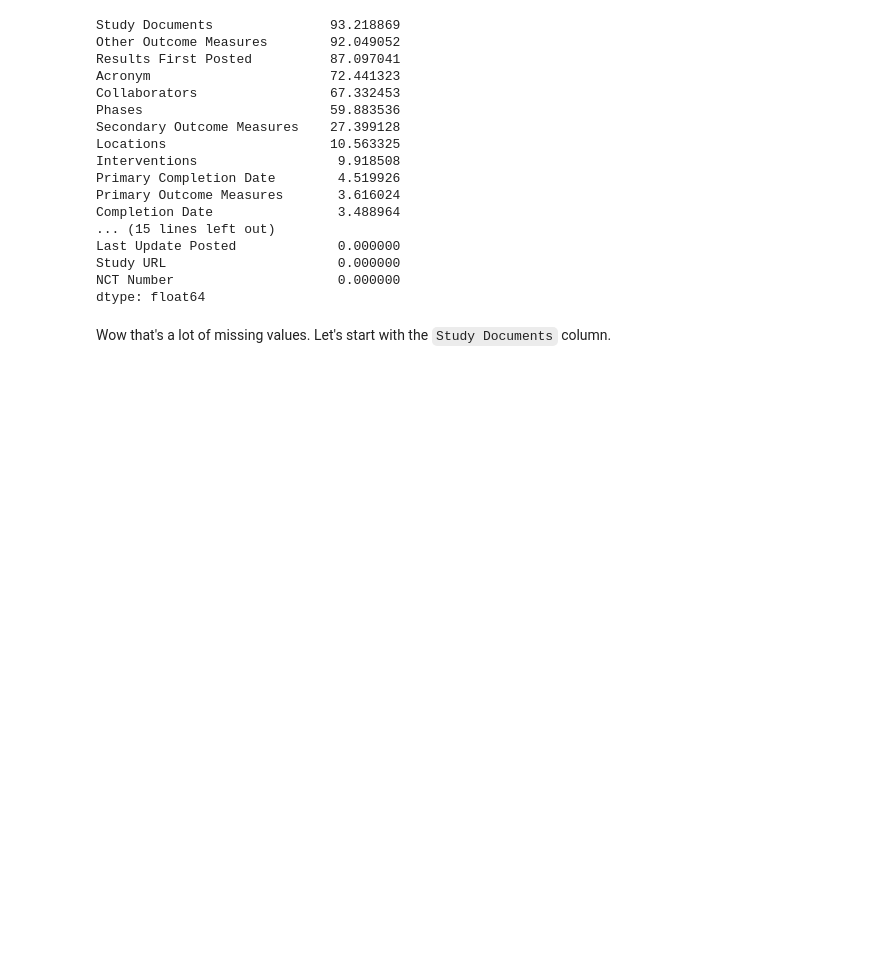
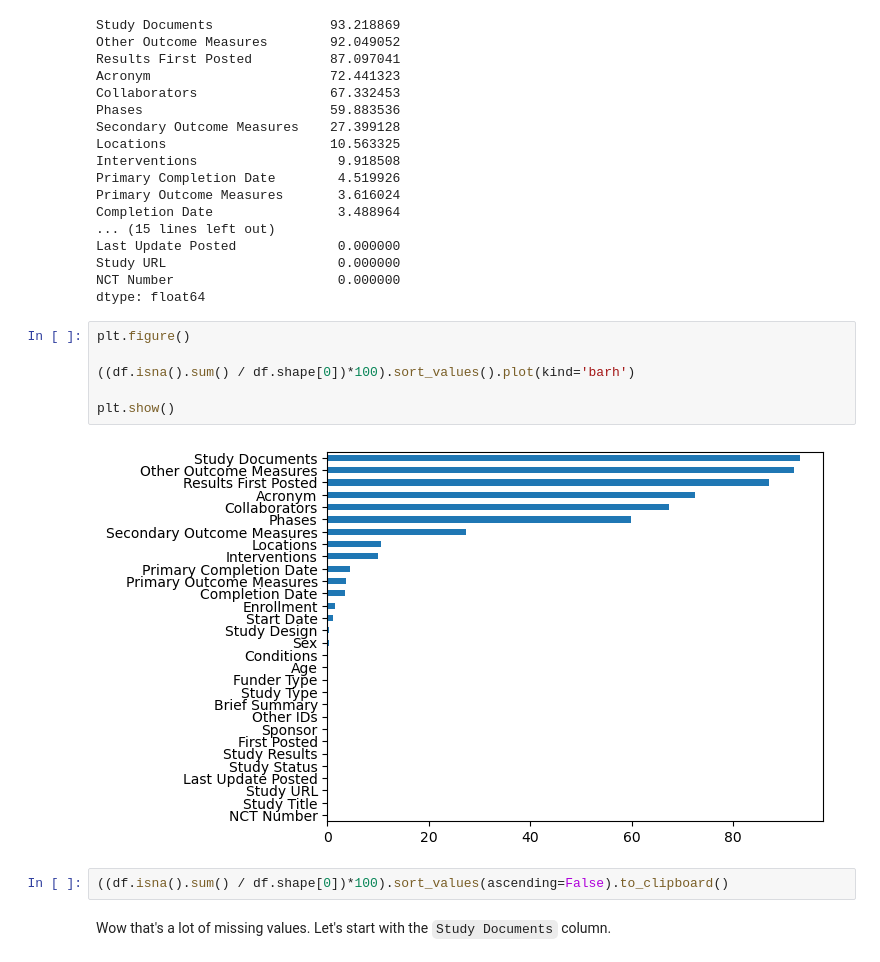
Before and after one commit to clem21chan/Clinical_Trials_Capstone, a Jupyter notebook: Notebooks/Capstone_Project.ipynb, the cells around one changed output. Saved outputs shown, nothing was run; the diff lists cells and outputs as text; blank space fills up the shorter version.

```diff
--- a/Notebooks/Capstone_Project.ipynb
+++ b/Notebooks/Capstone_Project.ipynb
@@ -171,6 +173,16 @@ Last Update Posted             0.000000
 Study URL                      0.000000
 NCT Number                     0.000000
 dtype: float64
+# %%
+plt.figure()
+
+((df.isna().sum() / df.shape[0])*100).sort_values().plot(kind='barh')
+
+plt.show()
+# %% [output]
+[figure, added]
+# %%
+((df.isna().sum() / df.shape[0])*100).sort_values(ascending=False).to_clipboard()
 # %% [markdown]
 Wow that's a lot of missing values. Let's start with the `Study Documents` column.
 # %%
```
Also changed, not shown: parts of 22 cells of this notebook, 1 other file.
